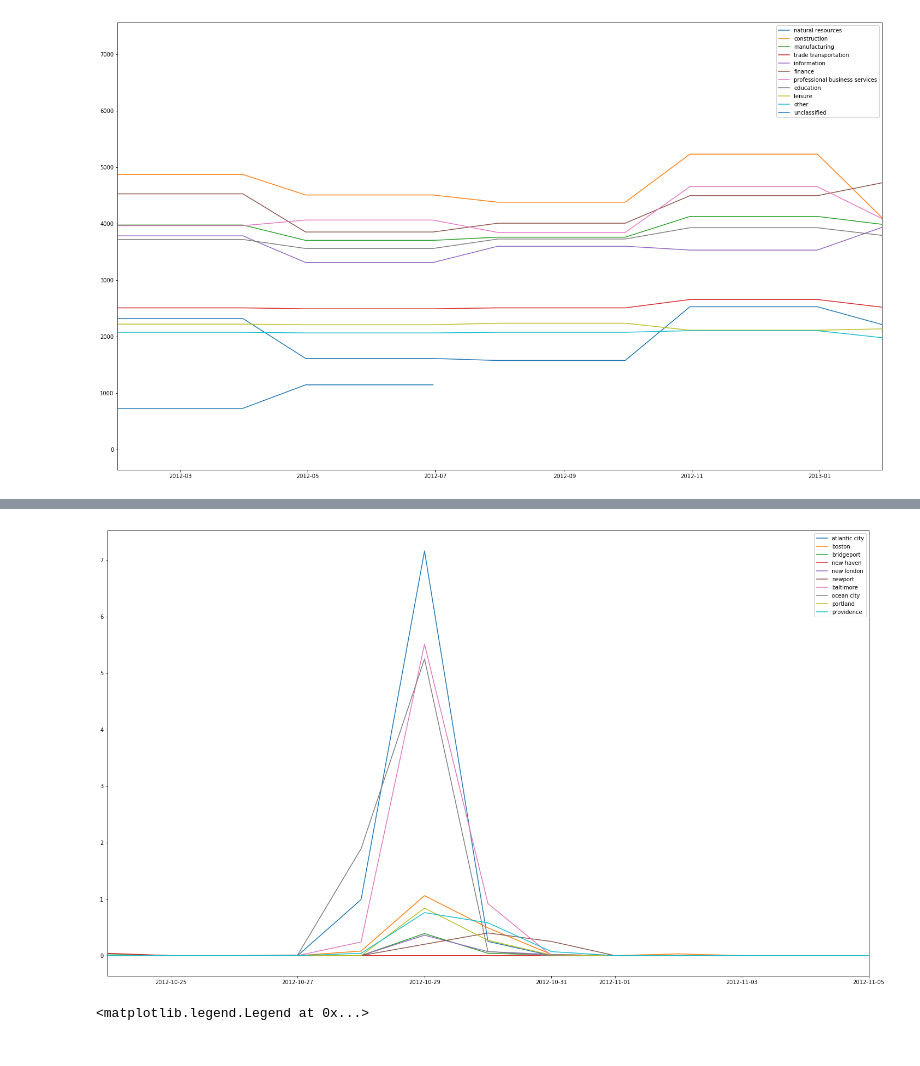
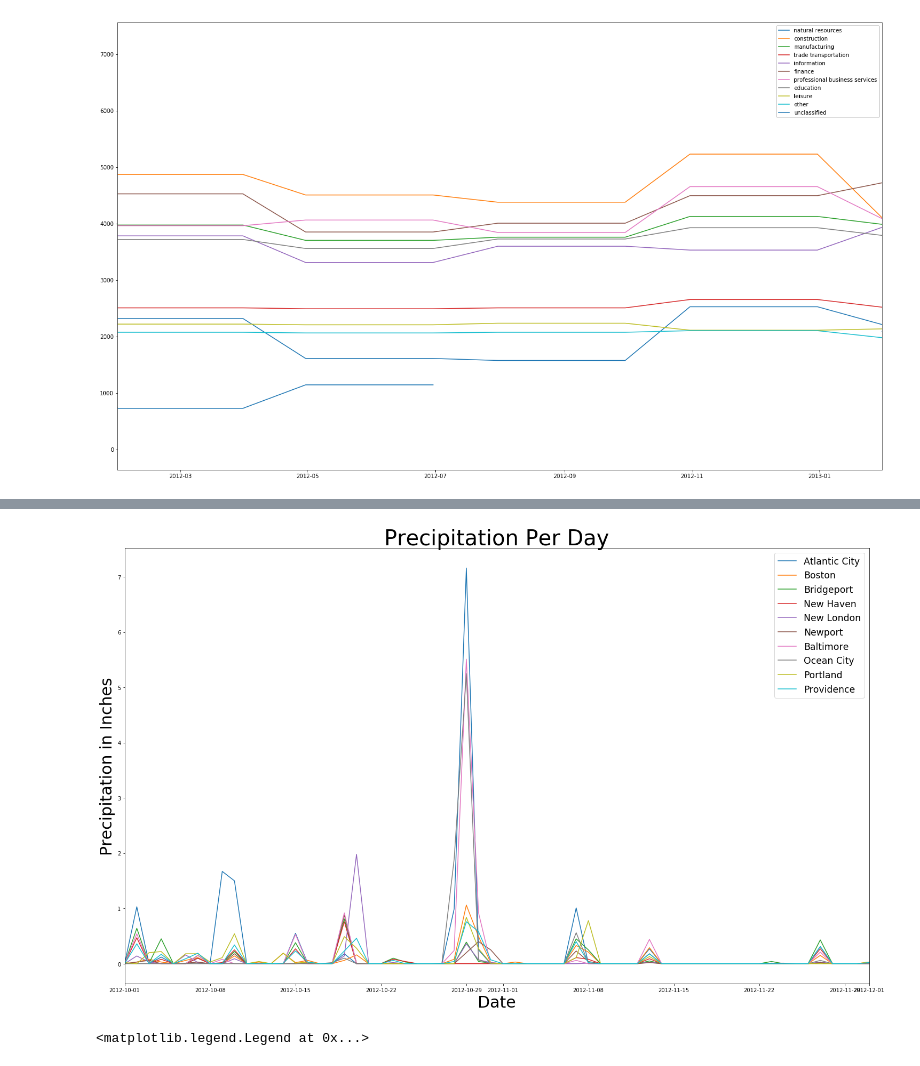
Before and after one commit to MekdeSciD/client_project_hurricane_sandy, a Jupyter notebook: cleaning_notebook.ipynb, the cells around one changed output, grey strips where cells are left out. Saved outputs shown, nothing was run; the diff lists cells and outputs as text; code cells hidden in the pictures.

```diff
--- a/cleaning_notebook.ipynb
+++ b/cleaning_notebook.ipynb
@@ -782,19 +805,22 @@ plt.legend();
 # %%
 plt.figure(figsize=(25, 15))
-plt.plot(atlantic_prep_max['PRCP'], label='atlantic city')
-plt.plot(boston_prep_max['PRCP'], label='boston')
-plt.plot(bridgeport_prep_max['PRCP'], label='bridgeport')
-plt.plot(new_haven_prep_max['PRCP'], label='new haven')
-plt.plot(new_london_prep_max['PRCP'], label='new london')
-plt.plot(newport_prep_max['PRCP'], label='newport')
-plt.plot(baltimore_prep_max['PRCP'], label='baltimore')
-plt.plot(ocean_city_prep_max['PRCP'], label='ocean city')
-plt.plot(portland_prep_max['PRCP'], label='portland')
-plt.plot(providence_prep_max['PRCP'], label='providence')
-plt.xlim(pd.Timestamp('2012-10-24'), pd.Timestamp('2012-11-05'))
-plt.legend();
+plt.plot(atlantic_prep_max['PRCP'], label='Atlantic City')
+plt.plot(boston_prep_max['PRCP'], label='Boston')
+plt.plot(bridgeport_prep_max['PRCP'], label='Bridgeport')
+plt.plot(new_haven_prep_max['PRCP'], label='New Haven')
+plt.plot(new_london_prep_max['PRCP'], label='New London')
+plt.plot(newport_prep_max['PRCP'], label='Newport')
+plt.plot(baltimore_prep_max['PRCP'], label='Baltimore')
+plt.plot(ocean_city_prep_max['PRCP'], label='Ocean City')
+plt.plot(portland_prep_max['PRCP'], label='Portland')
+plt.plot(providence_prep_max['PRCP'], label='Providence')
+plt.xlim(pd.Timestamp('2012-10-01'), pd.Timestamp('2012-12-01'))
+plt.title('Precipitation Per Day', fontsize=40)
+plt.xlabel('Date', fontsize=30)
+plt.legend(fontsize ='xx-large')
+plt.ylabel('Precipitation in Inches', fontsize=30);
 # %% [output]
-[figure, old version]
+[figure, new version]
 # %%
 plt.figure(figsize=(12, 12))
 plt.plot(atlantic_city_max['baro'], label='atlantic city')
```
Also changed, not shown: parts of 54 cells of this notebook.
